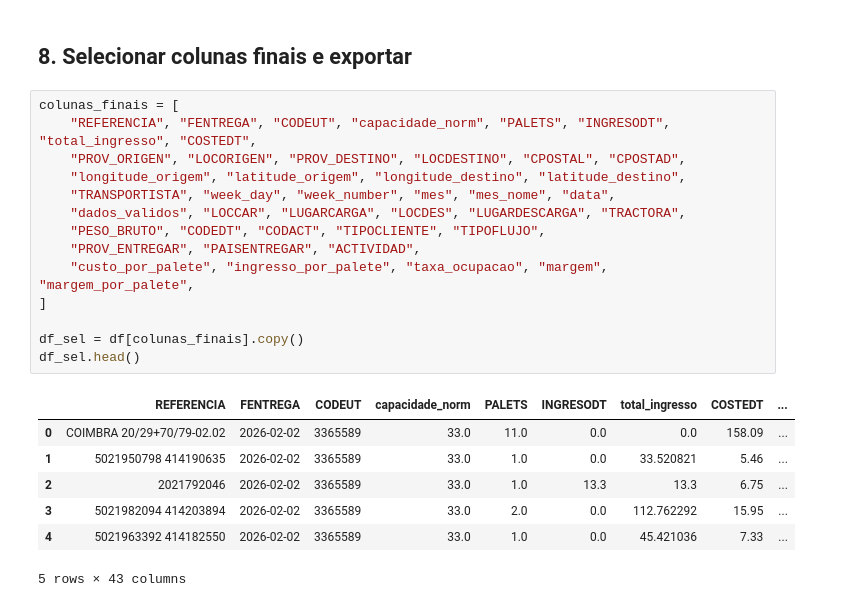
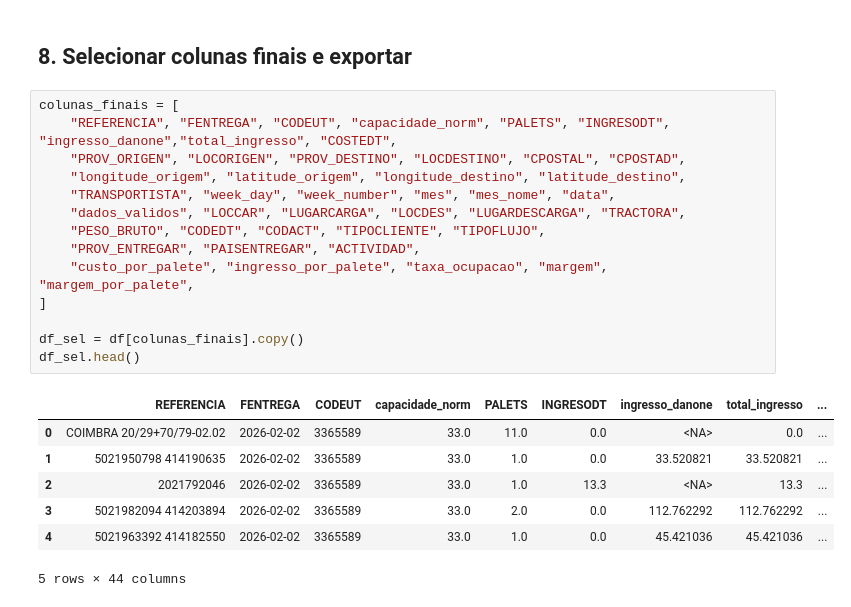
Before and after one commit to ruben-filipe-rocha/Salvesen, a Jupyter notebook: 02.Analise_Financeira/01_Fin_PBI_MAC_excel.ipynb, the cells around one changed output. Cells and saved outputs as stored; diff of their text form.

```diff
--- a/02.Analise_Financeira/01_Fin_PBI_MAC_excel.ipynb
+++ b/02.Analise_Financeira/01_Fin_PBI_MAC_excel.ipynb
@@ -463,23 +463,23 @@ df.head()
 ## 8. Selecionar colunas finais e exportar
 # %%
 colunas_finais = [
-    "REFERENCIA", "FENTREGA", "CODEUT", "capacidade_norm", "PALETS", "INGRESODT", "total_ingresso", "COSTEDT",
+    "REFERENCIA", "FENTREGA", "CODEUT", "capacidade_norm", "PALETS", "INGRESODT", "ingresso_danone","total_ingresso", "COSTEDT",
     "PROV_ORIGEN", "LOCORIGEN", "PROV_DESTINO", "LOCDESTINO", "CPOSTAL", "CPOSTAD",
     "longitude_origem", "latitude_origem", "longitude_destino", "latitude_destino",
     "TRANSPORTISTA", "week_day", "week_number", "mes", "mes_nome", "data",
     "dados_validos", "LOCCAR", "LUGARCARGA", "LOCDES", "LUGARDESCARGA", "TRACTORA",
     "PESO_BRUTO", "CODEDT", "CODACT", "TIPOCLIENTE", "TIPOFLUJO",
     "PROV_ENTREGAR", "PAISENTREGAR", "ACTIVIDAD",
     "custo_por_palete", "ingresso_por_palete", "taxa_ocupacao", "margem", "margem_por_palete",
 ]
 
 df_sel = df[colunas_finais].copy()
 df_sel.head()
 # %% [output]
-|  | REFERENCIA | FENTREGA | CODEUT | capacidade_norm | PALETS | INGRESODT | total_ingresso | COSTEDT | ... |
-| 0 | COIMBRA 20/29+70/79-02.02 | 2026-02-02 | 3365589 | 33.0 | 11.0 | 0.0 | 0.0 | 158.09 | ... |
-| 1 | 5021950798 414190635 | 2026-02-02 | 3365589 | 33.0 | 1.0 | 0.0 | 33.520821 | 5.46 | ... |
-| 2 | 2021792046 | 2026-02-02 | 3365589 | 33.0 | 1.0 | 13.3 | 13.3 | 6.75 | ... |
-| 3 | 5021982094 414203894 | 2026-02-02 | 3365589 | 33.0 | 2.0 | 0.0 | 112.762292 | 15.95 | ... |
-| 4 | 5021963392 414182550 | 2026-02-02 | 3365589 | 33.0 | 1.0 | 0.0 | 45.421036 | 7.33 | ... |
+|  | REFERENCIA | FENTREGA | CODEUT | capacidade_norm | PALETS | INGRESODT | ingresso_danone | total_ingresso | ... |
+| 0 | COIMBRA 20/29+70/79-02.02 | 2026-02-02 | 3365589 | 33.0 | 11.0 | 0.0 | <NA> | 0.0 | ... |
+| 1 | 5021950798 414190635 | 2026-02-02 | 3365589 | 33.0 | 1.0 | 0.0 | 33.520821 | 33.520821 | ... |
+| 2 | 2021792046 | 2026-02-02 | 3365589 | 33.0 | 1.0 | 13.3 | <NA> | 13.3 | ... |
+| 3 | 5021982094 414203894 | 2026-02-02 | 3365589 | 33.0 | 2.0 | 0.0 | 112.762292 | 112.762292 | ... |
+| 4 | 5021963392 414182550 | 2026-02-02 | 3365589 | 33.0 | 1.0 | 0.0 | 45.421036 | 45.421036 | ... |
-5 rows × 43 columns
+5 rows × 44 columns
```
Also changed, not shown: parts of 11 cells of this notebook.
